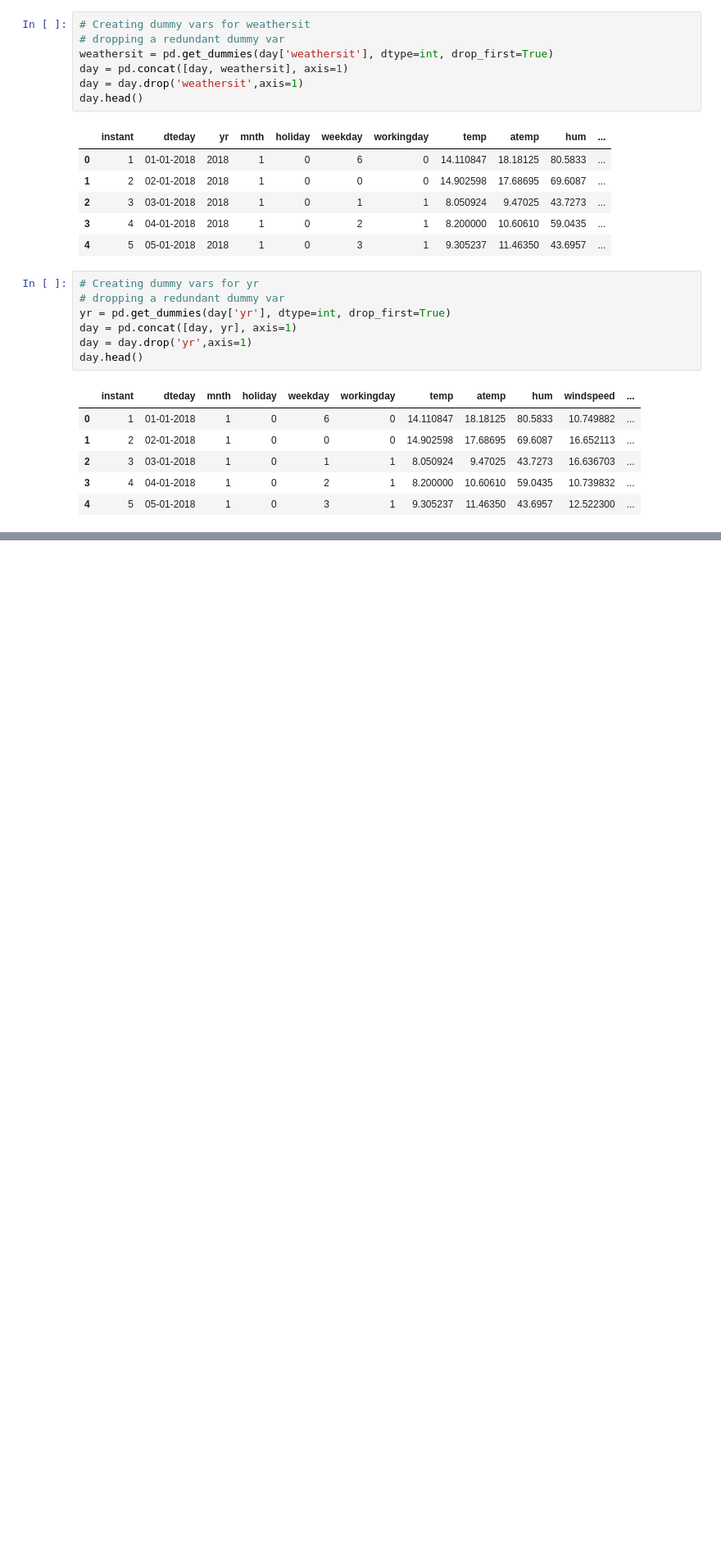
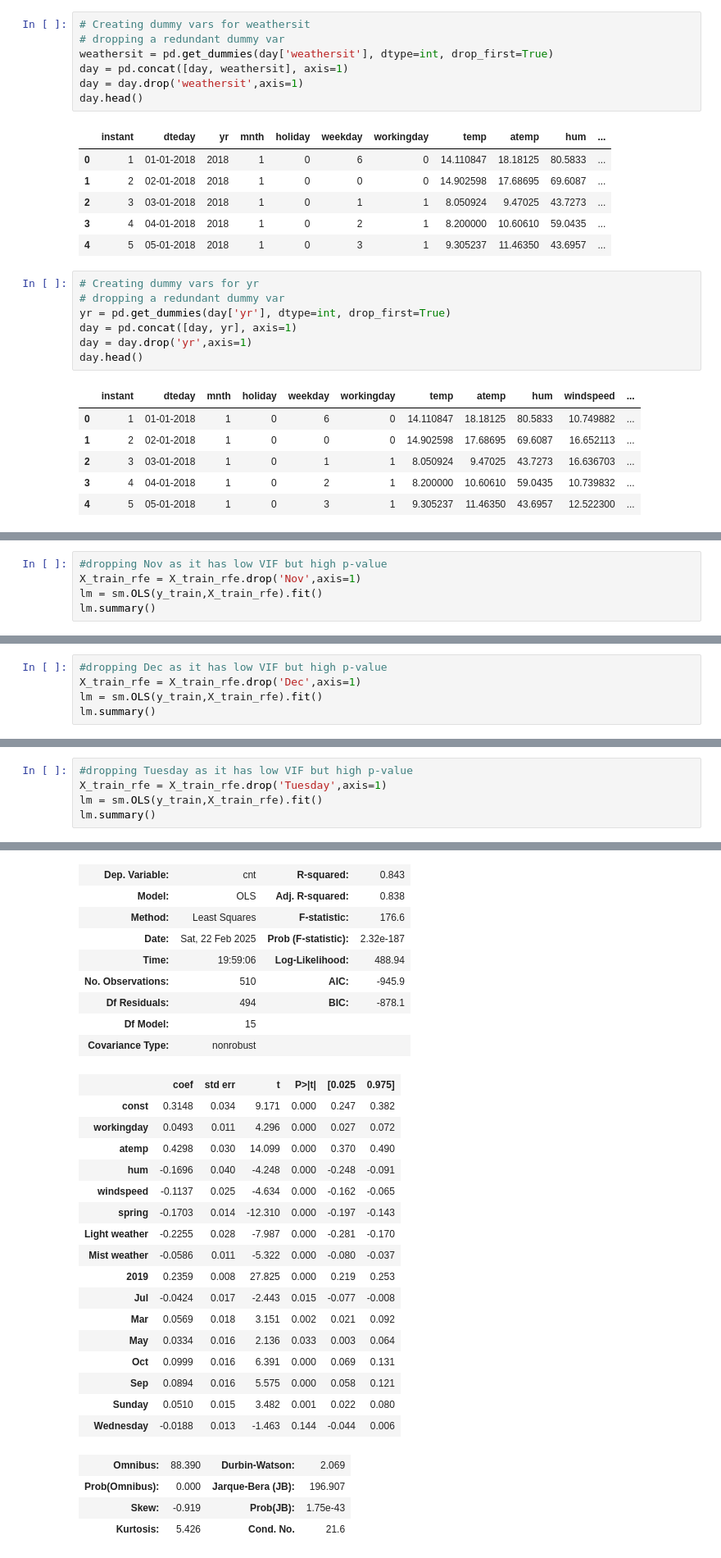
Before and after one commit to mohakp/bikeDemandLinReg, a Jupyter notebook: Mohak Purushottam Pingle.ipynb, the cells around one changed output, grey strips where cells are left out. Shown at 82% size. Drawn from its saved outputs; the diff is of its cells as text; blank space fills up the shorter version.

```diff
--- a/Mohak Purushottam Pingle.ipynb
+++ b/Mohak Purushottam Pingle.ipynb
@@ -248,0 +859,5 @@ day.head()
+# %%
+#dropping Nov as it has low VIF but high p-value
+X_train_rfe = X_train_rfe.drop('Nov',axis=1)
+lm = sm.OLS(y_train,X_train_rfe).fit()
+lm.summary()
@@ -248,0 +922,5 @@ day.head()
+# %%
+#dropping Dec as it has low VIF but high p-value
+X_train_rfe = X_train_rfe.drop('Dec',axis=1)
+lm = sm.OLS(y_train,X_train_rfe).fit()
+lm.summary()
@@ -248,0 +1036,6 @@ day.head()
+# %%
+#dropping Tuesday as it has low VIF but high p-value
+X_train_rfe = X_train_rfe.drop('Tuesday',axis=1)
+lm = sm.OLS(y_train,X_train_rfe).fit()
+lm.summary()
+# %% [output]
@@ -248,0 +1043,30 @@ day.head()
+| Dep. Variable: | cnt | R-squared: | 0.843 |
+| Model: | OLS | Adj. R-squared: | 0.838 |
+| Method: | Least Squares | F-statistic: | 176.6 |
+| Date: | Sat, 22 Feb 2025 | Prob (F-statistic): | 2.32e-187 |
+| Time: | 19:59:06 | Log-Likelihood: | 488.94 |
+| No. Observations: | 510 | AIC: | -945.9 |
+| Df Residuals: | 494 | BIC: | -878.1 |
+| Df Model: | 15 |  |  |
+| Covariance Type: | nonrobust |  |  |
+|  | coef | std err | t | P>|t| | [0.025 | 0.975] |
+| const | 0.3148 | 0.034 | 9.171 | 0.000 | 0.247 | 0.382 |
+| workingday | 0.0493 | 0.011 | 4.296 | 0.000 | 0.027 | 0.072 |
+| atemp | 0.4298 | 0.030 | 14.099 | 0.000 | 0.370 | 0.490 |
+| hum | -0.1696 | 0.040 | -4.248 | 0.000 | -0.248 | -0.091 |
+| windspeed | -0.1137 | 0.025 | -4.634 | 0.000 | -0.162 | -0.065 |
+| spring | -0.1703 | 0.014 | -12.310 | 0.000 | -0.197 | -0.143 |
+| Light weather | -0.2255 | 0.028 | -7.987 | 0.000 | -0.281 | -0.170 |
+| Mist weather | -0.0586 | 0.011 | -5.322 | 0.000 | -0.080 | -0.037 |
+| 2019 | 0.2359 | 0.008 | 27.825 | 0.000 | 0.219 | 0.253 |
+| Jul | -0.0424 | 0.017 | -2.443 | 0.015 | -0.077 | -0.008 |
+| Mar | 0.0569 | 0.018 | 3.151 | 0.002 | 0.021 | 0.092 |
+| May | 0.0334 | 0.016 | 2.136 | 0.033 | 0.003 | 0.064 |
+| Oct | 0.0999 | 0.016 | 6.391 | 0.000 | 0.069 | 0.131 |
+| Sep | 0.0894 | 0.016 | 5.575 | 0.000 | 0.058 | 0.121 |
+| Sunday | 0.0510 | 0.015 | 3.482 | 0.001 | 0.022 | 0.080 |
+| Wednesday | -0.0188 | 0.013 | -1.463 | 0.144 | -0.044 | 0.006 |
+| Omnibus: | 88.390 | Durbin-Watson: | 2.069 |
+| Prob(Omnibus): | 0.000 | Jarque-Bera (JB): | 196.907 |
+| Skew: | -0.919 | Prob(JB): | 1.75e-43 |
+| Kurtosis: | 5.426 | Cond. No. | 21.6 |
```
Also changed, not shown: parts of 47 cells of this notebook.
